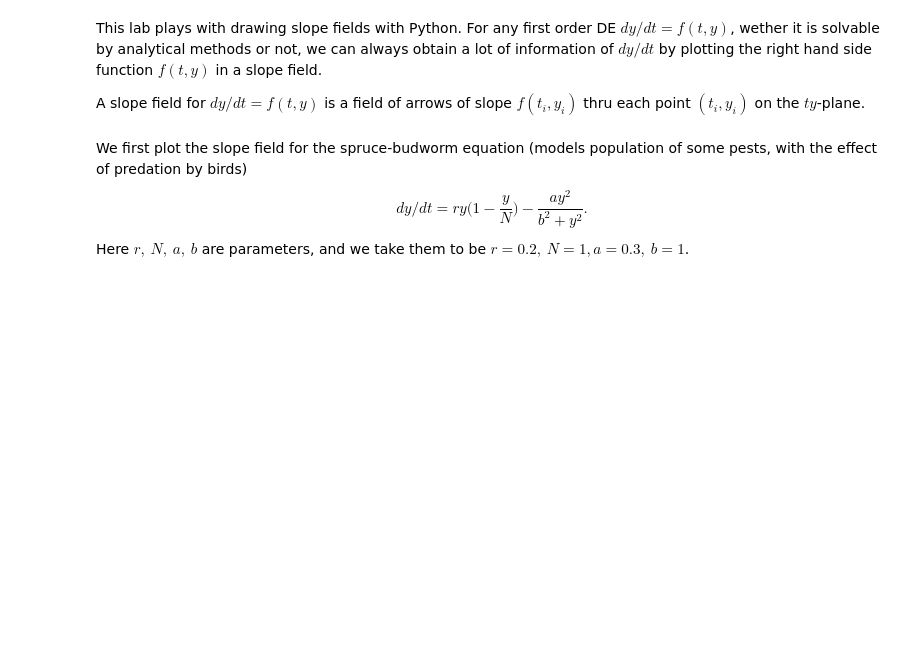
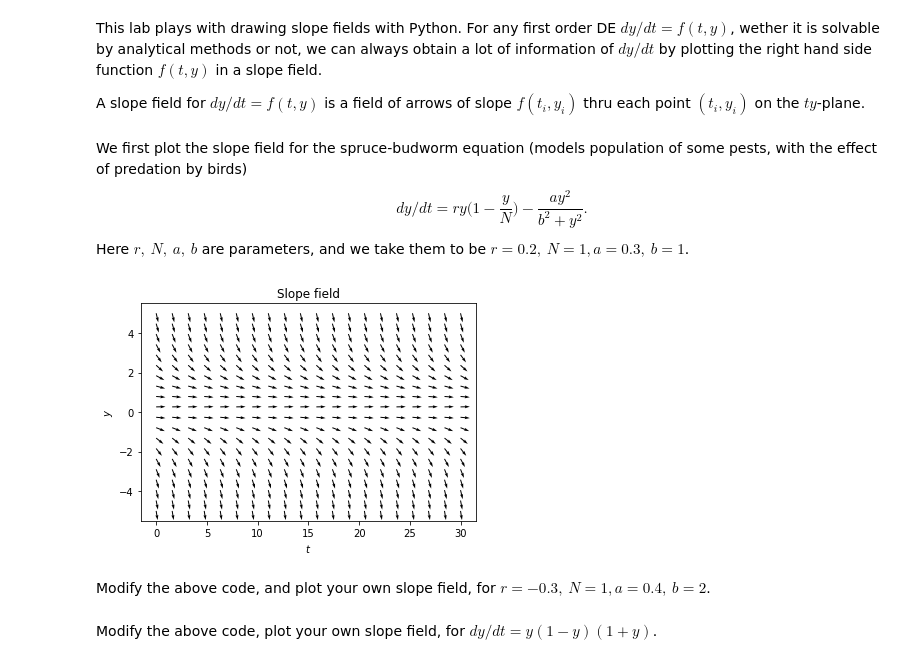
Before and after one commit to yajuna/tmath307, a Jupyter notebook: lab1SlopeField.ipynb, the cells around one changed output. Drawn from its saved outputs; the diff is of its cells as text; code cells hidden in the pictures; blank space fills up the shorter version.

```diff
--- a/lab1SlopeField.ipynb
+++ b/lab1SlopeField.ipynb
@@ -14,25 +14,19 @@ We first plot the slope field for the spruce-budworm equation (models population
 $$dy/dt=ry\big(1-\frac{y}{N}\big)-\frac{ay^2}{b^2+y^2}.$$
 Here $r,\ N,\ a,\ b$ are parameters, and we take them to be $r=0.2,\ N=1, a=0.3,\ b=1$.
 # %%
-# define parameters: TypeError (to fix)
-#config = dict()
-#config['r'] = 0.2
-#config['N'] = 1
-#config['a'] = 0.3
-#config['b'] = 1
+# define parameters
+config = dict()
+config['r'] = 0.2
+config['N'] = 1
+config['a'] = 0.3
+config['b'] = 1
 
-#r = config['r']
-#N = config['N']
-#a = config['a']
-#b = config['b']
+r = config['r']
+N = config['N']
+a = config['a']
+b = config['b']
-# %%
-# define parameters
-r = 0.2
-N = 1
-a = 0.3
-b = 1
 # %%
 ## define right hand side function
 
 def rhs(y):
-    return a*y*(1-y/N)-a*y**2/(b**2+y**2)
+    return r*y*(1-y/N)-a*y**2/(b**2+y**2)
@@ -61,22 +33,28 @@ def rhs(y):
 # %%
+## plot slope field (ref: https://stackoverflow.com/questions/18832763/drawing-directions-fields)
+# make image
 fig = plt.figure(num=1)
 ax=fig.add_subplot(111)
 ax.set_title('Slope field')
 
-## time spans from 0 to 30, total sample point is 20.
+## time spans from 0 to 30, total sample point is 20; y goes up to 1, total sample point is 20.
 t = np.linspace(0,30,20)
-y = np.linspace(0,1,20)
+y = np.linspace(-5,5,20)
 T,Y = np.meshgrid(t,y)
 
-## define slope field
-U1 = 1
-V1 = a*Y*(1-Y/N)-a*Y**2/(b**2+Y**2)
-## normalize
+## define slope field. At each point,the slope is given by (1,rhs).
+U1 = 1.0
+V1 = rhs(Y)
+
+## normalize to make slope vectors with length 1.
 norm = np.sqrt(U1**2 + V1**2)
 U,V = U1/norm, V1/norm
 
 ## plot
 ax.quiver(T, Y, U, V)
+
 plt.xlabel(r"$t$")
 plt.ylabel(r"$y$")
 plt.show()
+# %% [output]
+[figure, added]
@@ -124,0 +61,2 @@ plt.show()
+# %% [markdown]
+Modify the above code, and plot your own slope field, for $r=-0.3,\ N=1, a=0.4,\ b=2$.
@@ -124,0 +65,2 @@ plt.show()
+# %% [markdown]
+Modify the above code, plot your own slope field, for $dy/dt=y(1-y)(1+y)$.
```
Also changed, not shown: parts of 4 cells of this notebook.
